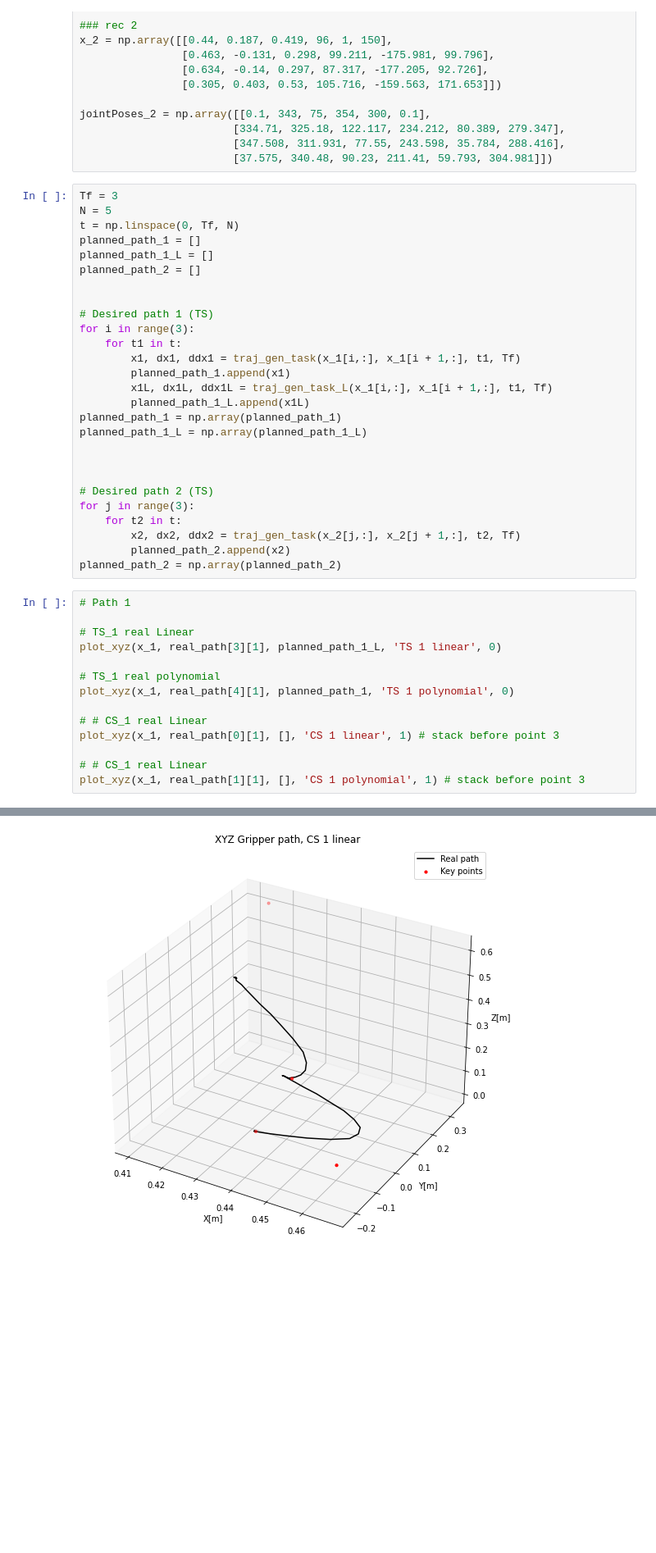
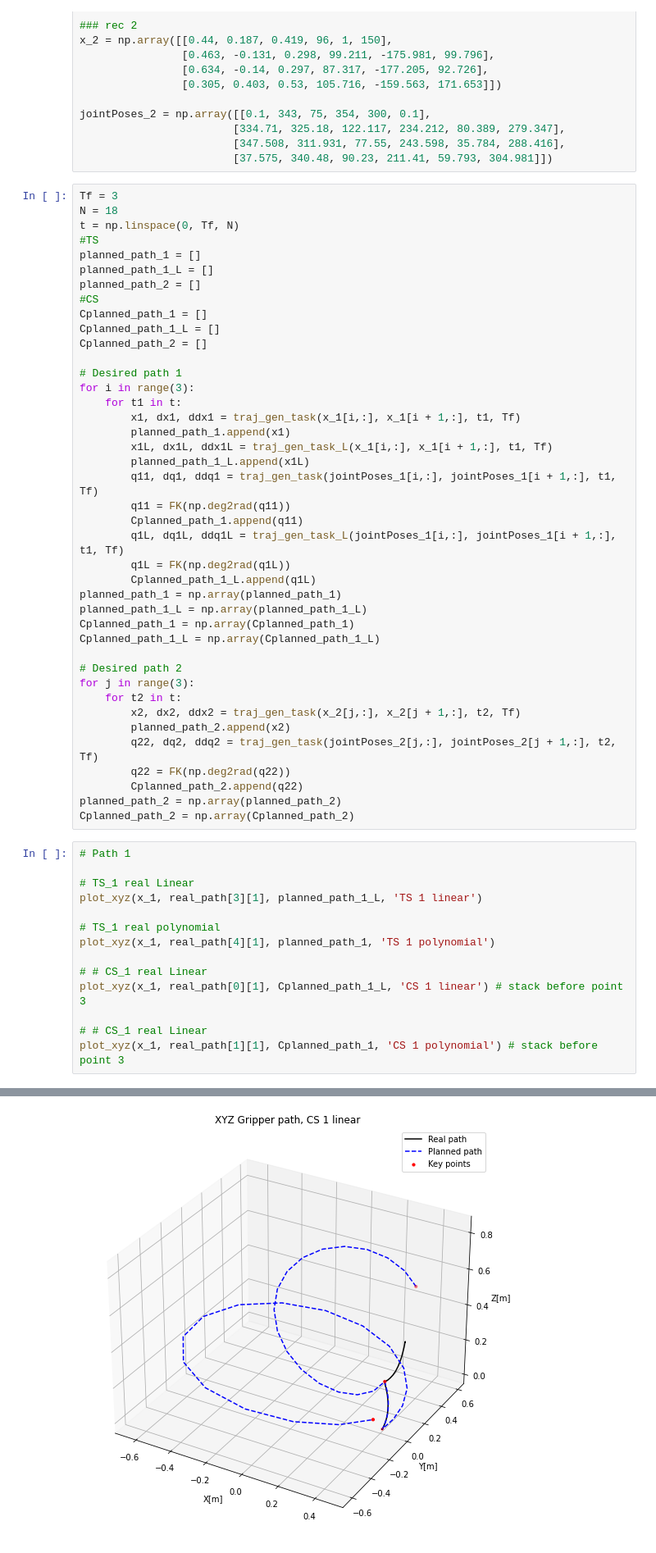
Before and after one commit to alonmizrahi2/robotics-kinova-lab, a Jupyter notebook: Lab4/plots_lab04.ipynb, the cells around one changed output, grey strips where cells are left out. Shown at 82% size. Drawn from its saved outputs; the diff is of its cells as text; blank space fills up the shorter version.

Commit message:
lab4_plots_final

```diff
--- a/Lab4/plots_lab04.ipynb
+++ b/Lab4/plots_lab04.ipynb
@@ -107,43 +149,57 @@ jointPoses_2 = np.array([[0.1, 343, 75, 354, 300, 0.1],
                         [37.575, 340.48, 90.23, 211.41, 59.793, 304.981]])
 # %%
 Tf = 3
-N = 5
+N = 18
 t = np.linspace(0, Tf, N)
+#TS
 planned_path_1 = []
 planned_path_1_L = []
 planned_path_2 = []
+#CS
+Cplanned_path_1 = []
+Cplanned_path_1_L = []
+Cplanned_path_2 = []
 
-
-# Desired path 1 (TS)
+# Desired path 1
 for i in range(3):
     for t1 in t:
         x1, dx1, ddx1 = traj_gen_task(x_1[i,:], x_1[i + 1,:], t1, Tf)
         planned_path_1.append(x1)
         x1L, dx1L, ddx1L = traj_gen_task_L(x_1[i,:], x_1[i + 1,:], t1, Tf)
         planned_path_1_L.append(x1L)
+        q11, dq1, ddq1 = traj_gen_task(jointPoses_1[i,:], jointPoses_1[i + 1,:], t1, Tf)
+        q11 = FK(np.deg2rad(q11))
+        Cplanned_path_1.append(q11)
+        q1L, dq1L, ddq1L = traj_gen_task_L(jointPoses_1[i,:], jointPoses_1[i + 1,:], t1, Tf)
+        q1L = FK(np.deg2rad(q1L))
+        Cplanned_path_1_L.append(q1L)
 planned_path_1 = np.array(planned_path_1)
 planned_path_1_L = np.array(planned_path_1_L)
+Cplanned_path_1 = np.array(Cplanned_path_1)
+Cplanned_path_1_L = np.array(Cplanned_path_1_L)
 
-
-
-# Desired path 2 (TS)
+# Desired path 2
 for j in range(3):
     for t2 in t:
         x2, dx2, ddx2 = traj_gen_task(x_2[j,:], x_2[j + 1,:], t2, Tf)
         planned_path_2.append(x2)
+        q22, dq2, ddq2 = traj_gen_task(jointPoses_2[j,:], jointPoses_2[j + 1,:], t2, Tf)
+        q22 = FK(np.deg2rad(q22))
+        Cplanned_path_2.append(q22)
 planned_path_2 = np.array(planned_path_2)
+Cplanned_path_2 = np.array(Cplanned_path_2)
 # %%
 # Path 1
 
 # TS_1 real Linear
-plot_xyz(x_1, real_path[3][1], planned_path_1_L, 'TS 1 linear', 0)
+plot_xyz(x_1, real_path[3][1], planned_path_1_L, 'TS 1 linear')
 
 # TS_1 real polynomial
-plot_xyz(x_1, real_path[4][1], planned_path_1, 'TS 1 polynomial', 0)
+plot_xyz(x_1, real_path[4][1], planned_path_1, 'TS 1 polynomial')
 
 # # CS_1 real Linear
-plot_xyz(x_1, real_path[0][1], [], 'CS 1 linear', 1) # stack before point 3
+plot_xyz(x_1, real_path[0][1], Cplanned_path_1_L, 'CS 1 linear') # stack before point 3
 
 # # CS_1 real Linear
-plot_xyz(x_1, real_path[1][1], [], 'CS 1 polynomial', 1) # stack before point 3
+plot_xyz(x_1, real_path[1][1], Cplanned_path_1, 'CS 1 polynomial') # stack before point 3
 # %% [output]
@@ -152 +208 @@ plot_xyz(x_1, real_path[1][1], [], 'CS 1 polynomial', 1) # stack before point 3
-[figure, old version]
+[figure, new version]
```
Also changed, not shown: parts of 6 cells of this notebook.
